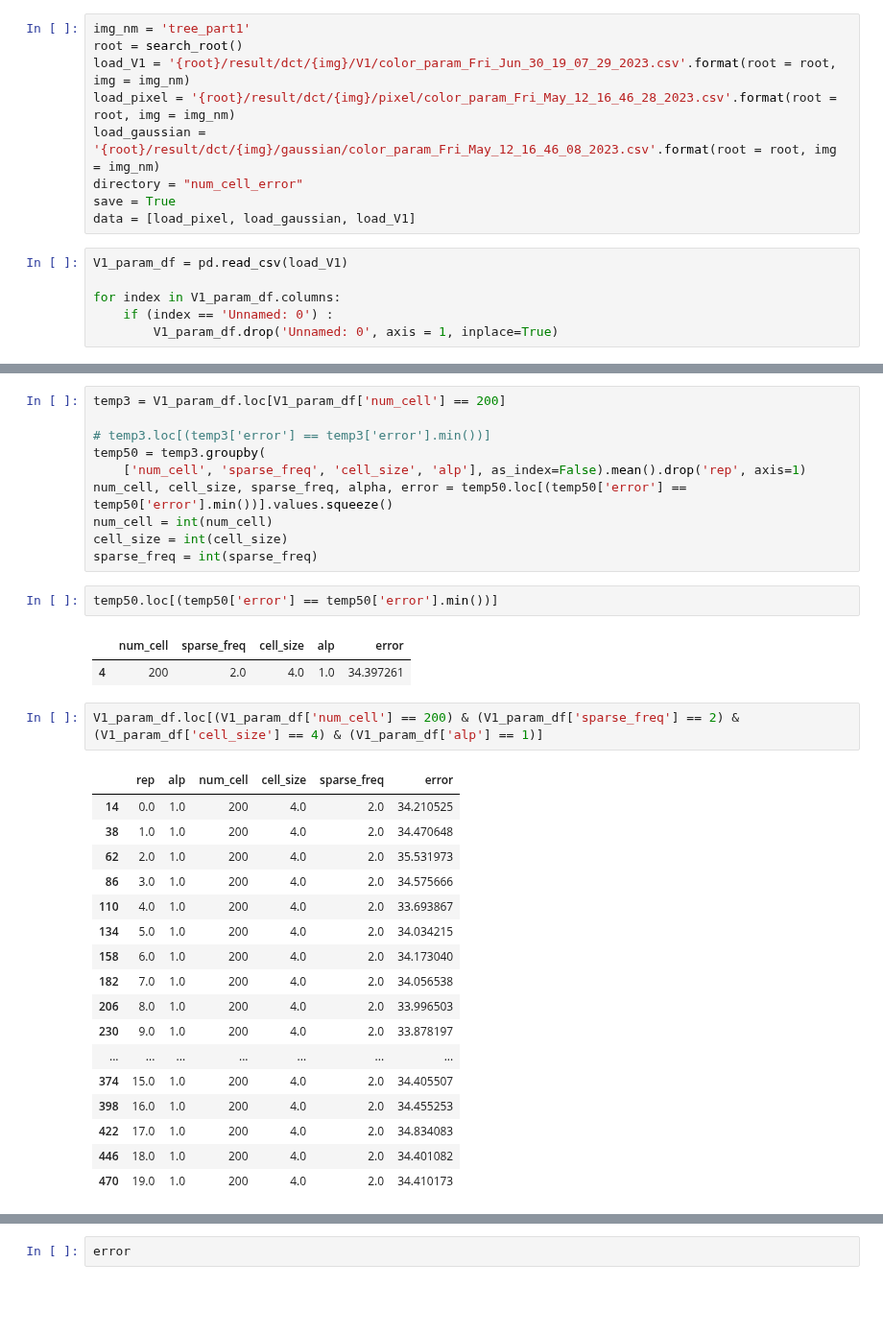
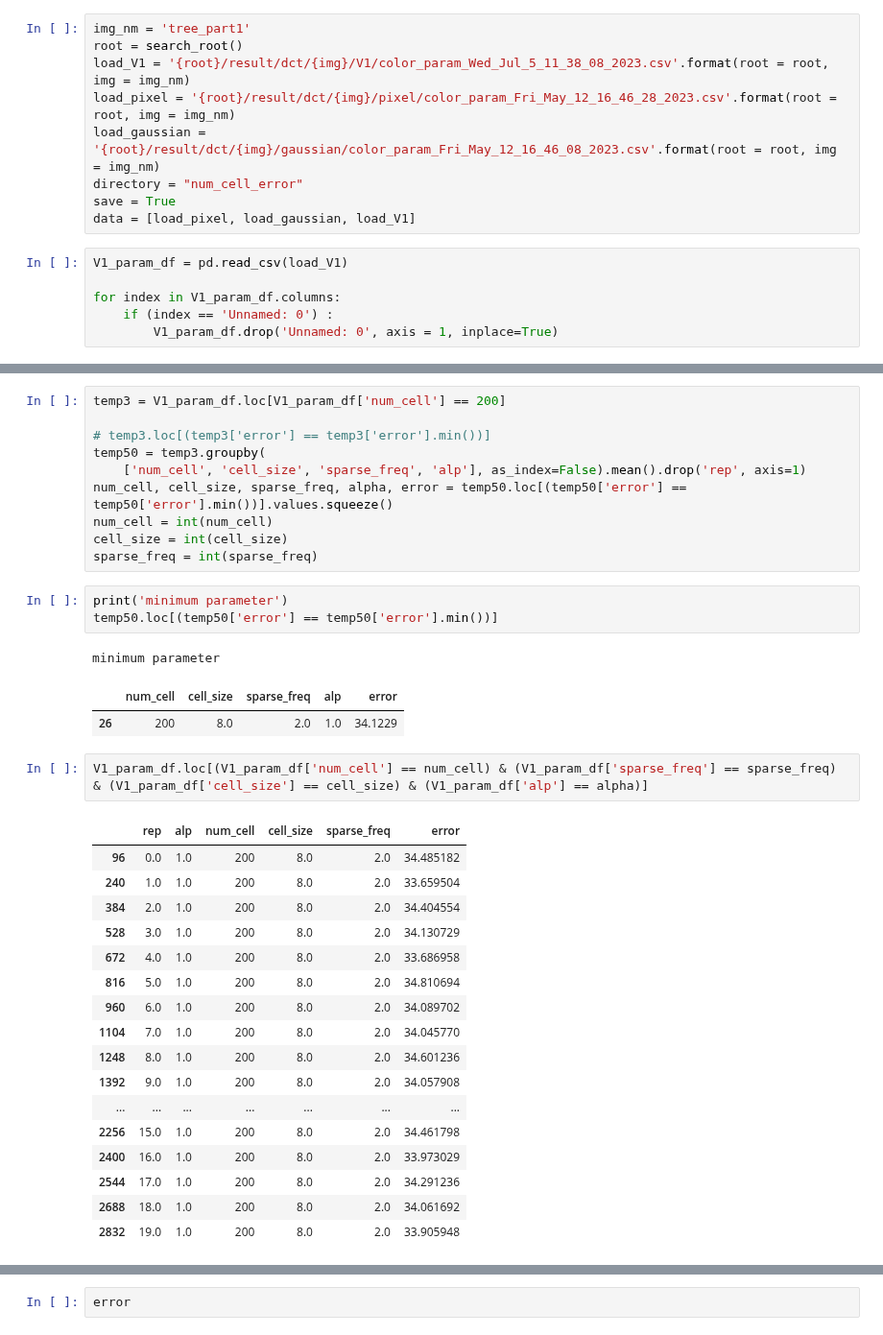
Before and after one commit to qkstngus000/Visual-Compressive-Sensing, a Jupyter notebook: experiment/write_text_file.ipynb, the cells around one changed output, grey strips where cells are left out. Shown at 96% size. Cells and saved outputs as stored; diff of their text form; blank space fills up the shorter version.

```diff
--- a/experiment/write_text_file.ipynb
+++ b/experiment/write_text_file.ipynb
@@ -48,7 +48,7 @@ from src.compress_sensing_library import *
 # %%
 img_nm = 'tree_part1'
 root = search_root()
-load_V1 = '{root}/result/dct/{img}/V1/color_param_Fri_Jun_30_19_07_29_2023.csv'.format(root = root, img = img_nm)
+load_V1 = '{root}/result/dct/{img}/V1/color_param_Wed_Jul_5_11_38_08_2023.csv'.format(root = root, img = img_nm)
 load_pixel = '{root}/result/dct/{img}/pixel/color_param_Fri_May_12_16_46_28_2023.csv'.format(root = root, img = img_nm)
 load_gaussian = '{root}/result/dct/{img}/gaussian/color_param_Fri_May_12_16_46_08_2023.csv'.format(root = root, img = img_nm)
 directory = "num_cell_error"
@@ -130,36 +143,38 @@ temp3 = V1_param_df.loc[V1_param_df['num_cell'] == 200]
 
 # temp3.loc[(temp3['error'] == temp3['error'].min())]
 temp50 = temp3.groupby(
-    ['num_cell', 'sparse_freq', 'cell_size', 'alp'], as_index=False).mean().drop('rep', axis=1)
+    ['num_cell', 'cell_size', 'sparse_freq', 'alp'], as_index=False).mean().drop('rep', axis=1)
 num_cell, cell_size, sparse_freq, alpha, error = temp50.loc[(temp50['error'] == temp50['error'].min())].values.squeeze()
 num_cell = int(num_cell)
 cell_size = int(cell_size)
 sparse_freq = int(sparse_freq)
 # %%
+print('minimum parameter')
 temp50.loc[(temp50['error'] == temp50['error'].min())]
 # %% [output]
+minimum parameter
-|  | num_cell | sparse_freq | cell_size | alp | error |
-| 4 | 200 | 2.0 | 4.0 | 1.0 | 34.397261 |
+|  | num_cell | cell_size | sparse_freq | alp | error |
+| 26 | 200 | 8.0 | 2.0 | 1.0 | 34.1229 |
 # %%
-V1_param_df.loc[(V1_param_df['num_cell'] == 200) & (V1_param_df['sparse_freq'] == 2) & (V1_param_df['cell_size'] == 4) & (V1_param_df['alp'] == 1)]
+V1_param_df.loc[(V1_param_df['num_cell'] == num_cell) & (V1_param_df['sparse_freq'] == sparse_freq) & (V1_param_df['cell_size'] == cell_size) & (V1_param_df['alp'] == alpha)]
 # %% [output]
 |  | rep | alp | num_cell | cell_size | sparse_freq | error |
-| 14 | 0.0 | 1.0 | 200 | 4.0 | 2.0 | 34.210525 |
-| 38 | 1.0 | 1.0 | 200 | 4.0 | 2.0 | 34.470648 |
-| 62 | 2.0 | 1.0 | 200 | 4.0 | 2.0 | 35.531973 |
-| 86 | 3.0 | 1.0 | 200 | 4.0 | 2.0 | 34.575666 |
-| 110 | 4.0 | 1.0 | 200 | 4.0 | 2.0 | 33.693867 |
-| 134 | 5.0 | 1.0 | 200 | 4.0 | 2.0 | 34.034215 |
-| 158 | 6.0 | 1.0 | 200 | 4.0 | 2.0 | 34.173040 |
-| 182 | 7.0 | 1.0 | 200 | 4.0 | 2.0 | 34.056538 |
-| 206 | 8.0 | 1.0 | 200 | 4.0 | 2.0 | 33.996503 |
-| 230 | 9.0 | 1.0 | 200 | 4.0 | 2.0 | 33.878197 |
+| 96 | 0.0 | 1.0 | 200 | 8.0 | 2.0 | 34.485182 |
+| 240 | 1.0 | 1.0 | 200 | 8.0 | 2.0 | 33.659504 |
+| 384 | 2.0 | 1.0 | 200 | 8.0 | 2.0 | 34.404554 |
+| 528 | 3.0 | 1.0 | 200 | 8.0 | 2.0 | 34.130729 |
+| 672 | 4.0 | 1.0 | 200 | 8.0 | 2.0 | 33.686958 |
+| 816 | 5.0 | 1.0 | 200 | 8.0 | 2.0 | 34.810694 |
+| 960 | 6.0 | 1.0 | 200 | 8.0 | 2.0 | 34.089702 |
+| 1104 | 7.0 | 1.0 | 200 | 8.0 | 2.0 | 34.045770 |
+| 1248 | 8.0 | 1.0 | 200 | 8.0 | 2.0 | 34.601236 |
+| 1392 | 9.0 | 1.0 | 200 | 8.0 | 2.0 | 34.057908 |
 | ... | ... | ... | ... | ... | ... | ... |
-| 374 | 15.0 | 1.0 | 200 | 4.0 | 2.0 | 34.405507 |
-| 398 | 16.0 | 1.0 | 200 | 4.0 | 2.0 | 34.455253 |
-| 422 | 17.0 | 1.0 | 200 | 4.0 | 2.0 | 34.834083 |
-| 446 | 18.0 | 1.0 | 200 | 4.0 | 2.0 | 34.401082 |
-| 470 | 19.0 | 1.0 | 200 | 4.0 | 2.0 | 34.410173 |
+| 2256 | 15.0 | 1.0 | 200 | 8.0 | 2.0 | 34.461798 |
+| 2400 | 16.0 | 1.0 | 200 | 8.0 | 2.0 | 33.973029 |
+| 2544 | 17.0 | 1.0 | 200 | 8.0 | 2.0 | 34.291236 |
+| 2688 | 18.0 | 1.0 | 200 | 8.0 | 2.0 | 34.061692 |
+| 2832 | 19.0 | 1.0 | 200 | 8.0 | 2.0 | 33.905948 |
 # %%
 root = search_root()
 img = Image.open(os.path.join(root, "image/tree_part1.jpg"))
```
Also changed, not shown: parts of 11 cells of this notebook, 7 other files.
